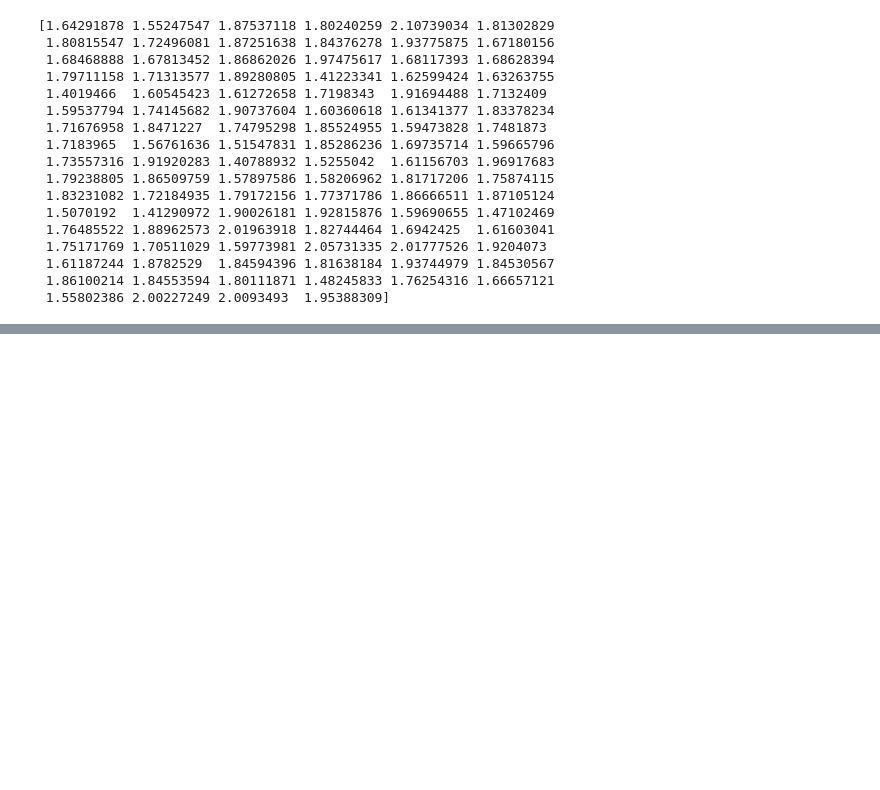
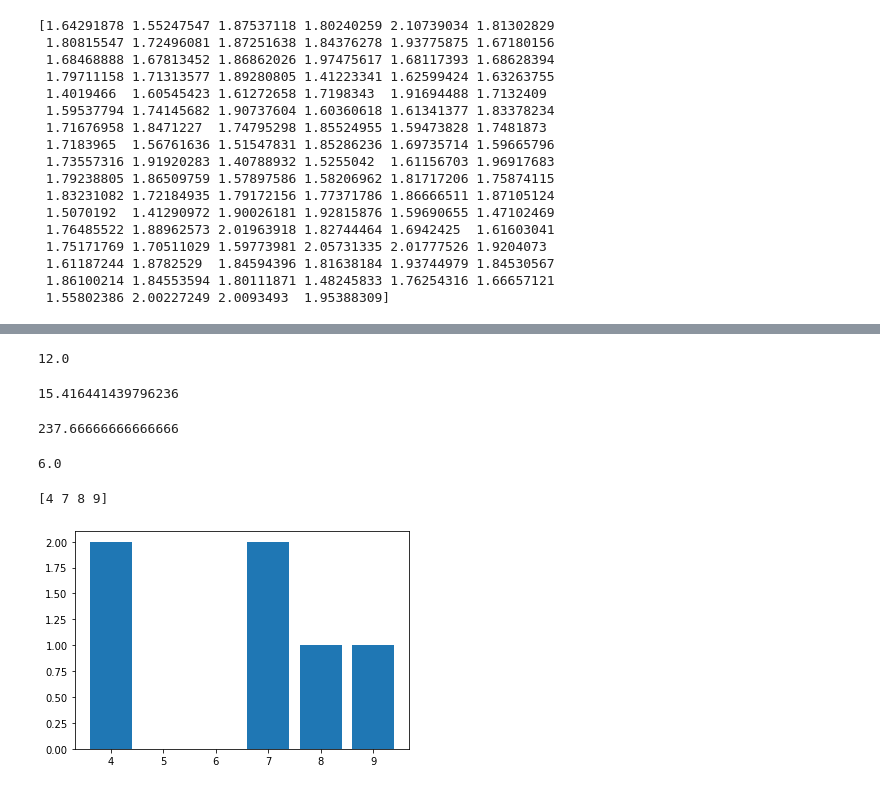
Before and after one commit to pradyutnathradhae/PySpark-Essentials-Practise-main, a Jupyter notebook: Numpy_practise/Numpy_Practise2.ipynb, the cells around one changed output, grey strips where cells are left out. Drawn from its saved outputs; the diff is of its cells as text; code cells hidden in the pictures; blank space fills up the shorter version.

```diff
--- a/Numpy_practise/Numpy_Practise2.ipynb
+++ b/Numpy_practise/Numpy_Practise2.ipynb
@@ -146,0 +150,28 @@ plt.hist(hts,bins=40) #Bins -> No of equal width verticals in fig
+# %%
+arr = np.array([4,8,9,3,2,46])
+print(np.mean(arr))
+# %% [output]
+12.0
+# %%
+print(np.std(arr))
+# %% [output]
+15.416441439796236
+# %%
+print(np.var(arr)) #Variance
+# %% [output]
+237.66666666666666
+# %%
+print(np.median(arr))
+# %% [output]
+6.0
+# %%
+arr = np.array([4,4,9,8,7,7])
+print(np.unique(arr))
+# %% [output]
+[4 7 8 9]
+# %%
+x,y = np.unique(arr,return_counts=True)
+plt.bar(x,y)
+plt.show()
+# %% [output]
+[figure, added]
```
Also changed, not shown: parts of 7 cells of this notebook, 2 other files.
